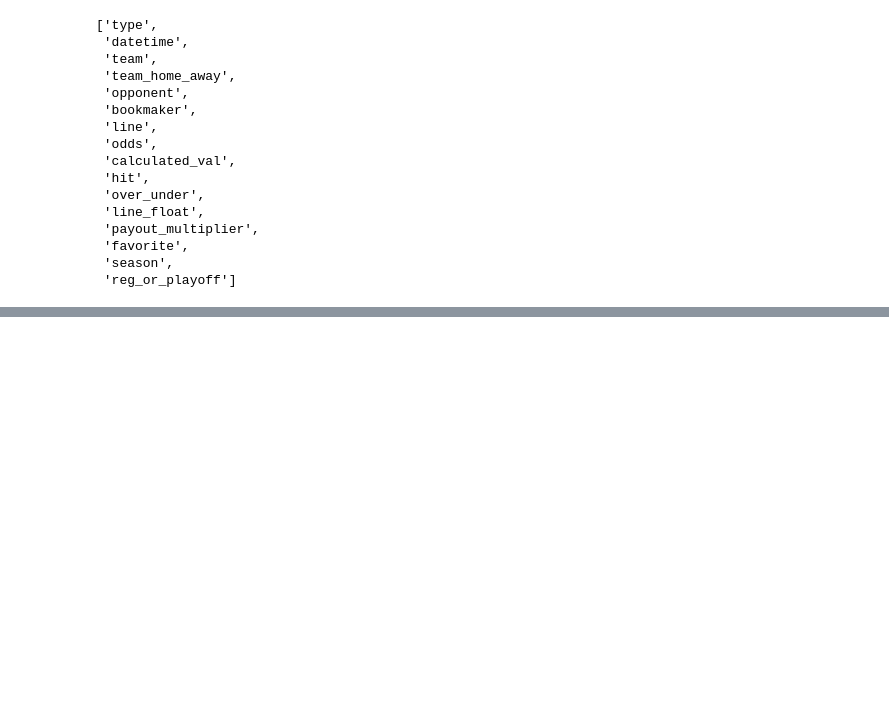
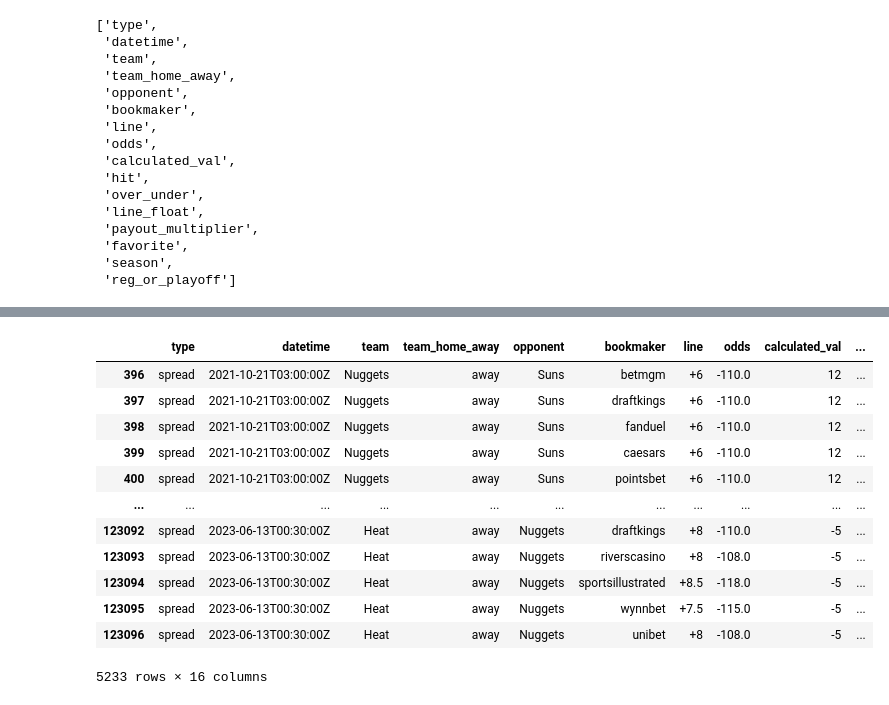
Before and after one commit to chanelton/nbabetting, a Jupyter notebook: tests.ipynb, the cells around one changed output, grey strips where cells are left out. Drawn from its saved outputs; the diff is of its cells as text; code cells hidden in the pictures; blank space fills up the shorter version.

```diff
--- a/tests.ipynb
+++ b/tests.ipynb
@@ -107,0 +179,19 @@ sum(df2['payout_multiplier'] * 300.0)
+# %%
+df2 = data[data['hit'] == 1]
+df2 = df2[df2['type'] == 'spread']
+df2 = df2[df2['line_float'] > 5]
+df2
+# %% [output]
+|  | type | datetime | team | team_home_away | opponent | bookmaker | line | odds | calculated_val | ... |
+| 396 | spread | 2021-10-21T03:00:00Z | Nuggets | away | Suns | betmgm | +6 | -110.0 | 12 | ... |
+| 397 | spread | 2021-10-21T03:00:00Z | Nuggets | away | Suns | draftkings | +6 | -110.0 | 12 | ... |
+| 398 | spread | 2021-10-21T03:00:00Z | Nuggets | away | Suns | fanduel | +6 | -110.0 | 12 | ... |
+| 399 | spread | 2021-10-21T03:00:00Z | Nuggets | away | Suns | caesars | +6 | -110.0 | 12 | ... |
+| 400 | spread | 2021-10-21T03:00:00Z | Nuggets | away | Suns | pointsbet | +6 | -110.0 | 12 | ... |
+| ... | ... | ... | ... | ... | ... | ... | ... | ... | ... | ... |
+| 123092 | spread | 2023-06-13T00:30:00Z | Heat | away | Nuggets | draftkings | +8 | -110.0 | -5 | ... |
+| 123093 | spread | 2023-06-13T00:30:00Z | Heat | away | Nuggets | riverscasino | +8 | -108.0 | -5 | ... |
+| 123094 | spread | 2023-06-13T00:30:00Z | Heat | away | Nuggets | sportsillustrated | +8.5 | -118.0 | -5 | ... |
+| 123095 | spread | 2023-06-13T00:30:00Z | Heat | away | Nuggets | wynnbet | +7.5 | -115.0 | -5 | ... |
+| 123096 | spread | 2023-06-13T00:30:00Z | Heat | away | Nuggets | unibet | +8 | -108.0 | -5 | ... |
+5233 rows × 16 columns
```
Also changed, not shown: parts of 16 cells of this notebook, 6 other files.
